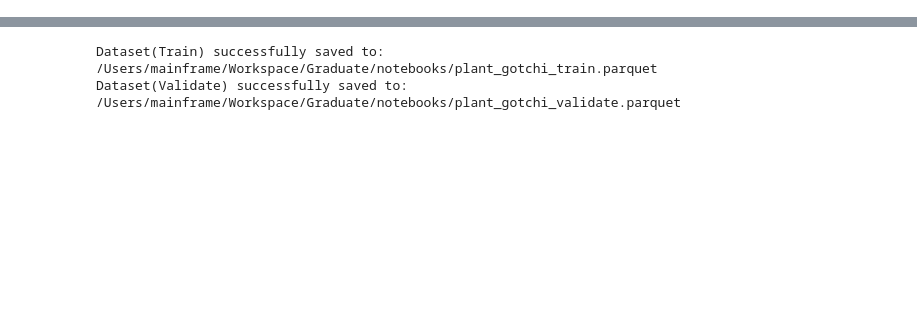
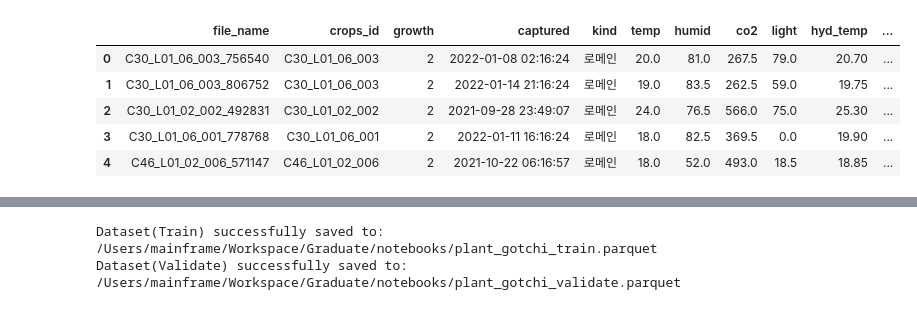
Before and after one commit to gimme-water/gimme-water-ML, a Jupyter notebook: notebooks/00_preprocess.ipynb, the cells around one changed output, grey strips where cells are left out. Cells and saved outputs as stored; diff of their text form; code cells hidden in the pictures; blank space fills up the shorter version.

```diff
--- a/notebooks/00_preprocess.ipynb
+++ b/notebooks/00_preprocess.ipynb
@@ -145,2 +236,17 @@ df.head()
+# %%
+for row in parsed_records:
+    t_zero = audit_df.loc[row['crops_id'], 't_zero_est']
+    row['delta_days'] = (pd.to_datetime(row['captured']) - t_zero).days
+
+df = pd.DataFrame(parsed_records)
+# %%
+df.head()
+# %% [output]
+|  | file_name | crops_id | growth | captured | kind | temp | humid | co2 | light | hyd_temp | ... |
+| 0 | C30_L01_06_003_756540 | C30_L01_06_003 | 2 | 2022-01-08 02:16:24 | 로메인 | 20.0 | 81.0 | 267.5 | 79.0 | 20.70 | ... |
+| 1 | C30_L01_06_003_806752 | C30_L01_06_003 | 2 | 2022-01-14 21:16:24 | 로메인 | 19.0 | 83.5 | 262.5 | 59.0 | 19.75 | ... |
+| 2 | C30_L01_02_002_492831 | C30_L01_02_002 | 2 | 2021-09-28 23:49:07 | 로메인 | 24.0 | 76.5 | 566.0 | 75.0 | 25.30 | ... |
+| 3 | C30_L01_06_001_778768 | C30_L01_06_001 | 2 | 2022-01-11 16:16:24 | 로메인 | 18.0 | 82.5 | 369.5 | 0.0 | 19.90 | ... |
+| 4 | C46_L01_02_006_571147 | C46_L01_02_006 | 2 | 2021-10-22 06:16:57 | 로메인 | 18.0 | 52.0 | 493.0 | 18.5 | 18.85 | ... |
 # %%
 parsed_records_val = [parse_json_file(REF_LABEL_VAL_DIR / f"{photo_path.name.split(".")[0]}.json") for photo_path in list_of_photos_val]
```
Also changed, not shown: parts of 16 cells of this notebook, 3 other files.
